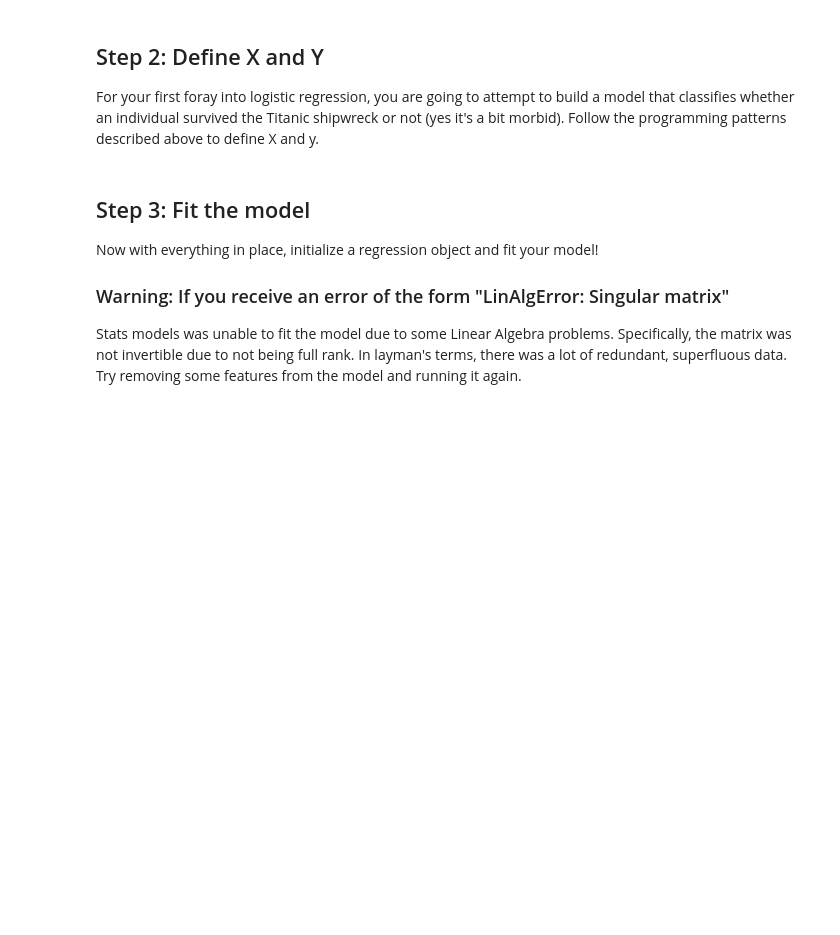
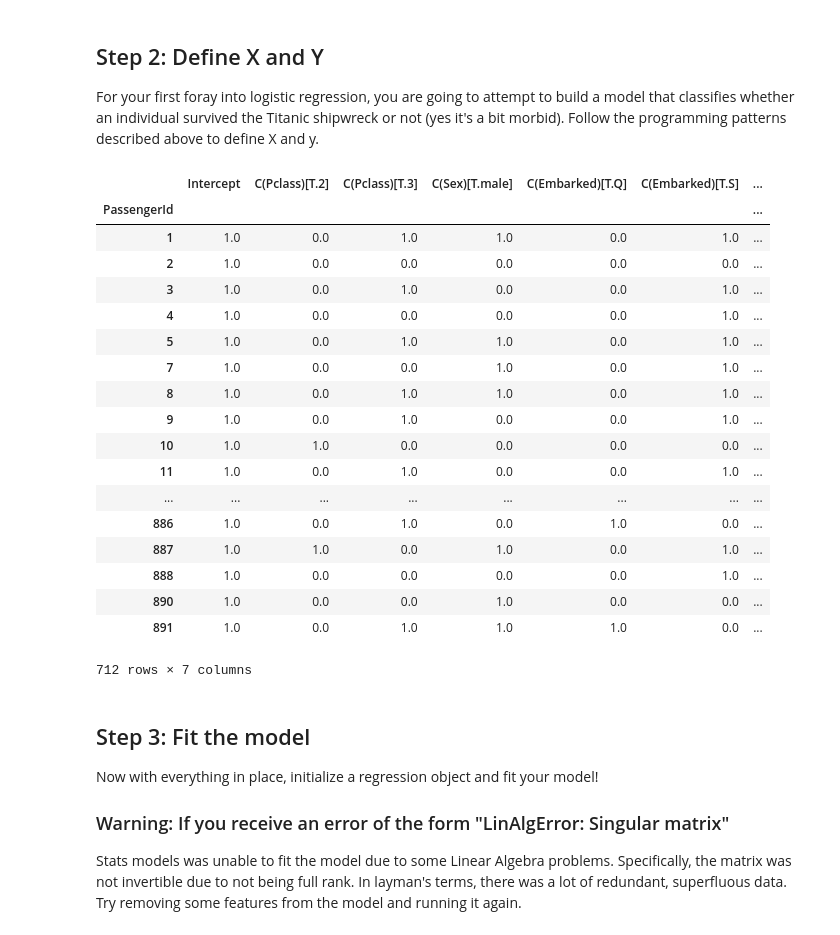
Before and after one commit to keita-dc/dsc-fitting-a-logistic-regression-model-lab-dc-ds-060319, a Jupyter notebook: index.ipynb, the cells around one changed output. Drawn from its saved outputs; the diff is of its cells as text; code cells hidden in the pictures; blank space fills up the shorter version.

```diff
--- a/index.ipynb
+++ b/index.ipynb
@@ -77,3 +75,25 @@ y
+# %%
+X
+# %% [output]
+|  | Intercept | C(Pclass)[T.2] | C(Pclass)[T.3] | C(Sex)[T.male] | C(Embarked)[T.Q] | C(Embarked)[T.S] | ... |
+| PassengerId |  |  |  |  |  |  | ... |
+| 1 | 1.0 | 0.0 | 1.0 | 1.0 | 0.0 | 1.0 | ... |
+| 2 | 1.0 | 0.0 | 0.0 | 0.0 | 0.0 | 0.0 | ... |
+| 3 | 1.0 | 0.0 | 1.0 | 0.0 | 0.0 | 1.0 | ... |
+| 4 | 1.0 | 0.0 | 0.0 | 0.0 | 0.0 | 1.0 | ... |
+| 5 | 1.0 | 0.0 | 1.0 | 1.0 | 0.0 | 1.0 | ... |
+| 7 | 1.0 | 0.0 | 0.0 | 1.0 | 0.0 | 1.0 | ... |
+| 8 | 1.0 | 0.0 | 1.0 | 1.0 | 0.0 | 1.0 | ... |
+| 9 | 1.0 | 0.0 | 1.0 | 0.0 | 0.0 | 1.0 | ... |
+| 10 | 1.0 | 1.0 | 0.0 | 0.0 | 0.0 | 0.0 | ... |
+| 11 | 1.0 | 0.0 | 1.0 | 0.0 | 0.0 | 1.0 | ... |
+| ... | ... | ... | ... | ... | ... | ... | ... |
+| 886 | 1.0 | 0.0 | 1.0 | 0.0 | 1.0 | 0.0 | ... |
+| 887 | 1.0 | 1.0 | 0.0 | 1.0 | 0.0 | 1.0 | ... |
+| 888 | 1.0 | 0.0 | 0.0 | 0.0 | 0.0 | 1.0 | ... |
+| 890 | 1.0 | 0.0 | 0.0 | 1.0 | 0.0 | 0.0 | ... |
+| 891 | 1.0 | 0.0 | 1.0 | 1.0 | 1.0 | 0.0 | ... |
+712 rows × 7 columns
 # %% [markdown]
 ## Step 3: Fit the model
 
```
Also changed, not shown: parts of 1 cell of this notebook.
